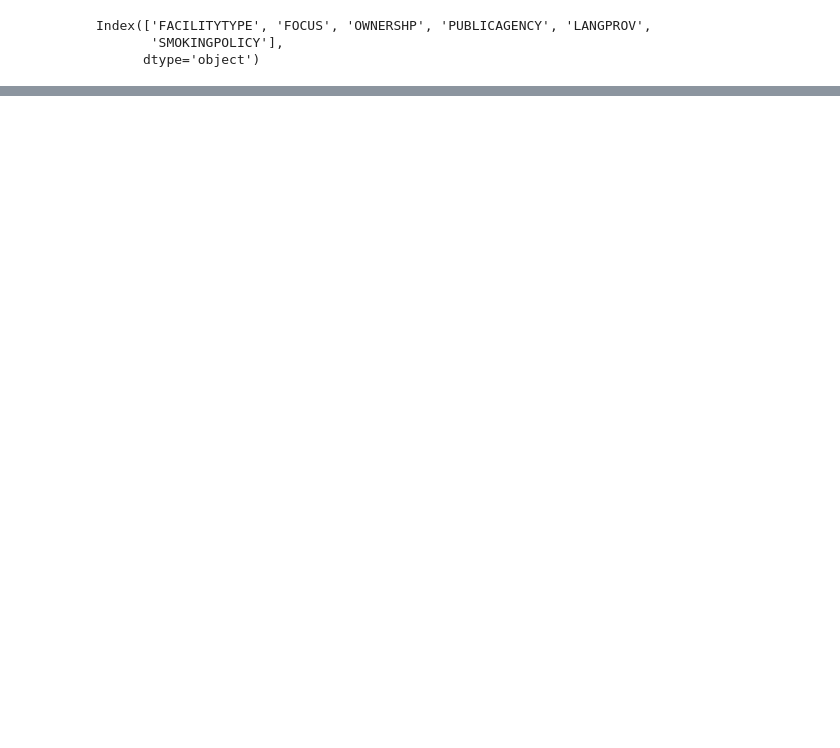
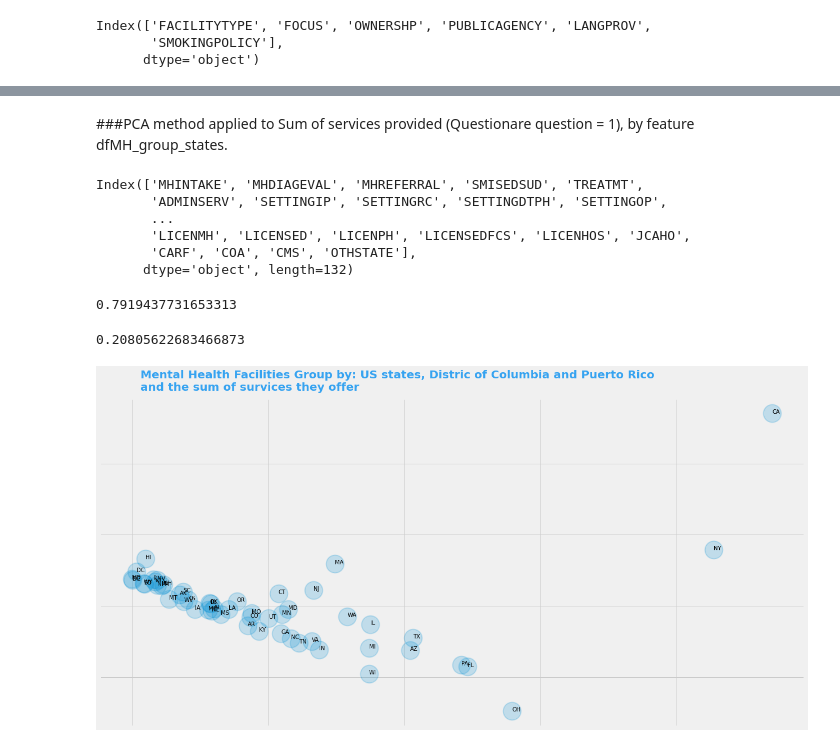
Before and after one commit to urenajose/DS-Unit-1-Build, a Jupyter notebook: National_Mental_Health_Unit_1_build.ipynb, the cells around one changed output, grey strips where cells are left out. Saved outputs shown, nothing was run; the diff lists cells and outputs as text; code cells hidden in the pictures; blank space fills up the shorter version.

```diff
--- a/National_Mental_Health_Unit_1_build.ipynb
+++ b/National_Mental_Health_Unit_1_build.ipynb
@@ -231,0 +272,2 @@ df_main_services[]
+# %% [markdown]
+###PCA  method applied to Sum of services provided (Questionare question = 1), by feature dfMH_group_states.
@@ -231,0 +279,10 @@ df_main_services[]
+# %%
+feature_cols_dfmhgs = dfMH_group_states.columns[1:]
+feature_cols_dfmhgs #column labels from dfMH_group_states DataFrame
+# %% [output]
+Index(['MHINTAKE', 'MHDIAGEVAL', 'MHREFERRAL', 'SMISEDSUD', 'TREATMT',
+       'ADMINSERV', 'SETTINGIP', 'SETTINGRC', 'SETTINGDTPH', 'SETTINGOP',
+       ...
+       'LICENMH', 'LICENSED', 'LICENPH', 'LICENSEDFCS', 'LICENHOS', 'JCAHO',
+       'CARF', 'COA', 'CMS', 'OTHSTATE'],
+      dtype='object', length=132)
@@ -231,0 +297,30 @@ df_main_services[]
+# %%
+pca_dfMHGS = PCA(n_components=2)
+# %%
+pca_dfMHGS_data = pca_dfMHGS.fit_transform(x) #PCA DATA
+# %%
+dfMHGS = pd.DataFrame(data = pca_dfMHGS_data, columns=['comp_1','comp_2'])
+# %%
+sum(pca_dfMHGS.explained_variance_ratio_) #how much variance did we explained
+# %% [output]
+0.7919437731653313
+# %%
+1-sum(pca_dfMHGS.explained_variance_ratio_)
+# %% [output]
+0.20805622683466873
+# %%
+dfMHGS['LST'] = dfMH_group_states['LST'] #drop the state column
+dfMHGS = dfMHGS.drop(52) #drop "zz" column
+# %%
+plt.style.use('fivethirtyeight')
+fig, ax = plt.subplots(1, figsize=(20,10))
+ax.scatter(dfMHGS['comp_1'], dfMHGS['comp_2'], s=1000, alpha=.2,lw=2)
+fig.text(.13,.9,f'''{mhf} Group by: US states, Distric of Columbia and Puerto Rico
+and the sum of survices they offer''',fontsize=20,fontweight="bold",color='#36A3F0')
+ax.axes.xaxis.set_ticklabels([])
+ax.axes.yaxis.set_ticklabels([])
+for i, txt in enumerate(dfMHGS['LST']):
+    ax.annotate(txt, (dfMHGS['comp_1'][i], dfMHGS['comp_2'][i]),fontsize=10)
+plt.show()
+# %% [output]
+[figure, added]
```
Also changed, not shown: parts of 39 cells of this notebook.
